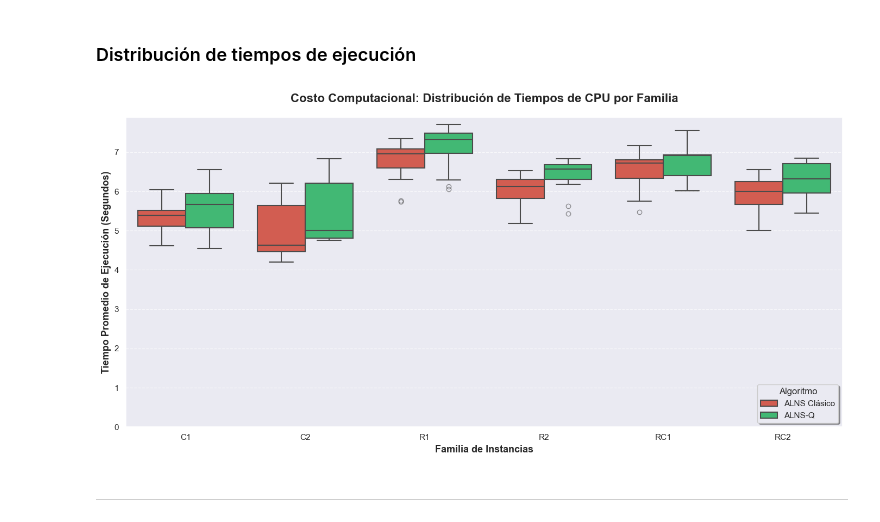
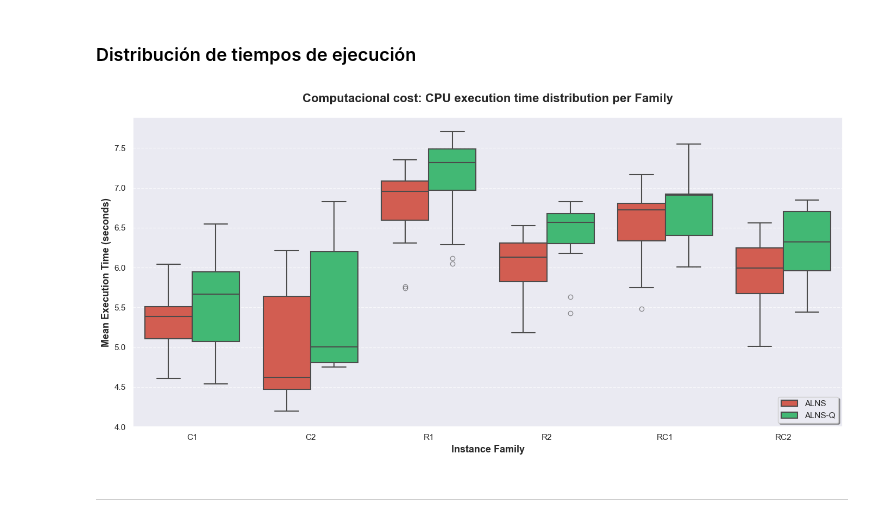
Before and after one commit to JoseFrancisc0/PFC_VPRTW, a Jupyter notebook: Experiments/analisis_experimentos.ipynb, the cells around one changed output. Cells and saved outputs as stored; diff of their text form; code cells hidden in the pictures.

```diff
--- a/Experiments/analisis_experimentos.ipynb
+++ b/Experiments/analisis_experimentos.ipynb
@@ -545,45 +528,45 @@ col_tiempo_c = 'CLASSIC_Tiempo_s'
 col_tiempo_q = 'QLEARNING_Tiempo_s'
 
 df_time_c = df_final[['Familia', col_tiempo_c]].copy()
-df_time_c['Algoritmo'] = 'ALNS Clásico'
+df_time_c['Algoritmo'] = 'ALNS'
 df_time_c.rename(columns={col_tiempo_c: 'Tiempo_CPU'}, inplace=True)
 
 df_time_q = df_final[['Familia', col_tiempo_q]].copy()
 df_time_q['Algoritmo'] = 'ALNS-Q'
 df_time_q.rename(columns={col_tiempo_q: 'Tiempo_CPU'}, inplace=True)
 
 df_box_time = pd.concat([df_time_c, df_time_q], ignore_index=True)
 
 orden_familias = ['C1', 'C2', 'R1', 'R2', 'RC1', 'RC2']
 
 plt.figure(figsize=(14, 7))
 
 ax = sns.boxplot(
     data=df_box_time,
     x='Familia',
     y='Tiempo_CPU',
     hue='Algoritmo',
     order=orden_familias,
     palette=['#e74c3c', '#2ecc71'],
     linewidth=1.5,
     flierprops={'marker': 'o', 'markersize': 6, 'alpha': 0.6}
 )
 
-plt.title('Costo Computacional: Distribución de Tiempos de CPU por Familia',
+plt.title('Computacional cost: CPU execution time distribution per Family',
           fontsize=16, fontweight='bold', pad=20)
-plt.xlabel('Familia de Instancias', fontsize=13, fontweight='bold')
-plt.ylabel('Tiempo Promedio de Ejecución (Segundos)', fontsize=13, fontweight='bold')
+plt.xlabel('Instance Family', fontsize=13, fontweight='bold')
+plt.ylabel('Mean Execution Time (seconds)', fontsize=13, fontweight='bold')
 
 plt.grid(axis='y', linestyle='--', alpha=0.7)
-plt.ylim(bottom=0)
+plt.ylim(bottom=4)
 
-plt.legend(title='Algoritmo', loc='lower right', fontsize=11, title_fontsize=12, shadow=True)
+plt.legend(loc='lower right', fontsize=11, title_fontsize=12, shadow=True)
 
 plt.tight_layout()
 plt.savefig("imgs/Boxplot_Tiempos_CPU.png", dpi=300, bbox_inches='tight')
 plt.show()
 # %% [output]
-[figure, old version]
+[figure, new version]
 # %% [markdown]
 ---
 # %% [markdown]
```
Also changed, not shown: parts of 9 cells of this notebook, 40 other files.
